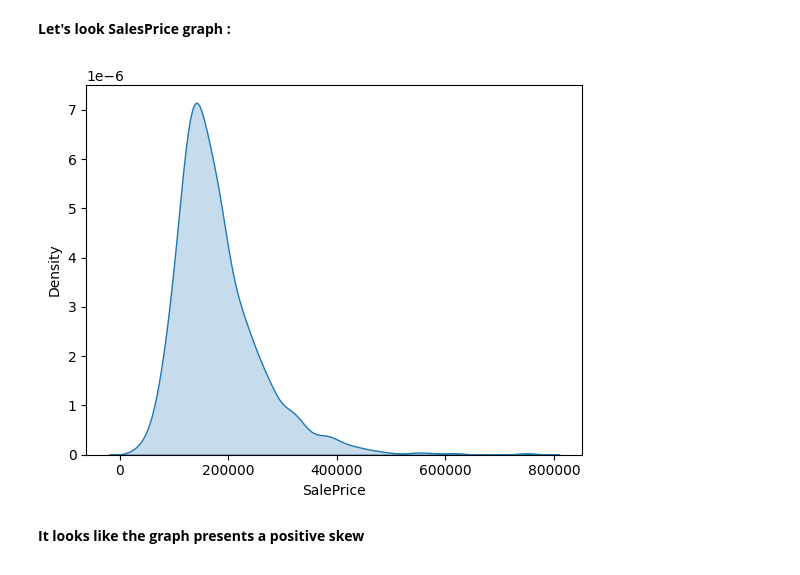
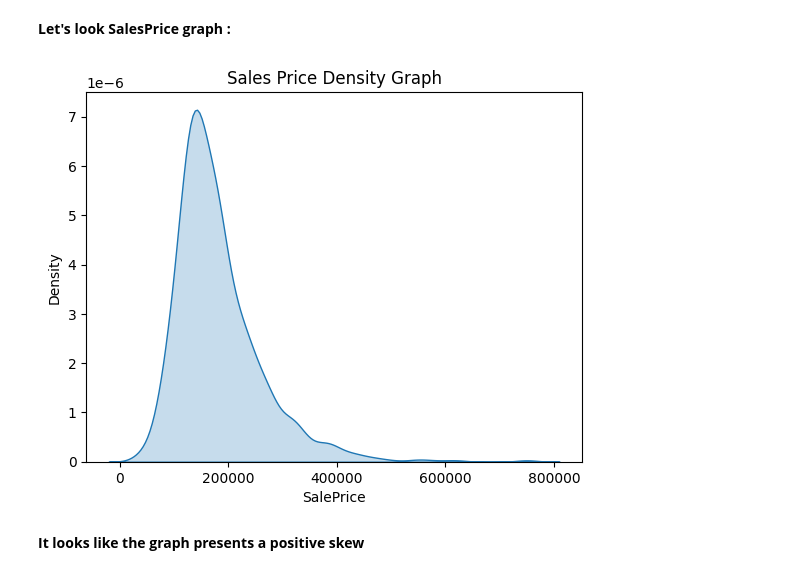
Before and after one commit to alirizaercan/alirizaercan, a Jupyter notebook: house-price-prediction-xgboost.ipynb, the cells around one changed output. Saved outputs shown, nothing was run; the diff lists cells and outputs as text; code cells hidden in the pictures.

Commit message:
Kaggle Notebook | House Price Prediction - XGBoost | Version 7

```diff
--- a/house-price-prediction-xgboost.ipynb
+++ b/house-price-prediction-xgboost.ipynb
@@ -97,11 +97,12 @@ dtype: int64
 **Let's look SalesPrice graph :**
 # %%
 sns.kdeplot(data=train["SalePrice"], fill=True)
+plt.title('Sales Price Density Graph')
 plt.xlabel('SalePrice')
 plt.ylabel('Density')
 plt.show()
 # %% [output]
-[figure, old version]
+[figure, new version]
 # %% [markdown]
 **It looks like the graph presents a positive skew**
 # %%
```
Also changed, not shown: parts of 3 cells of this notebook.
